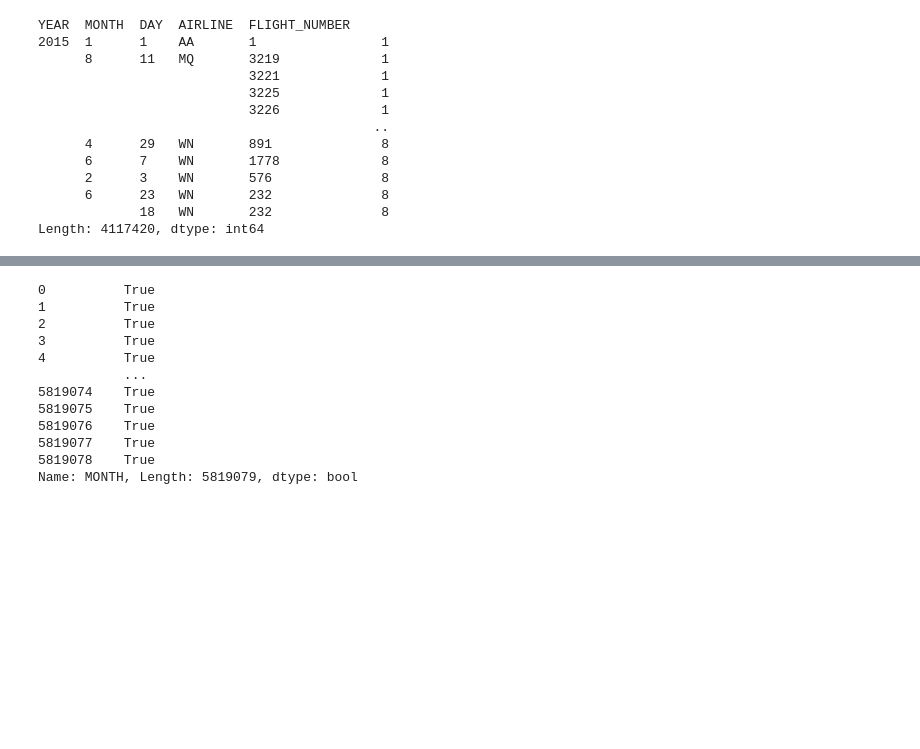
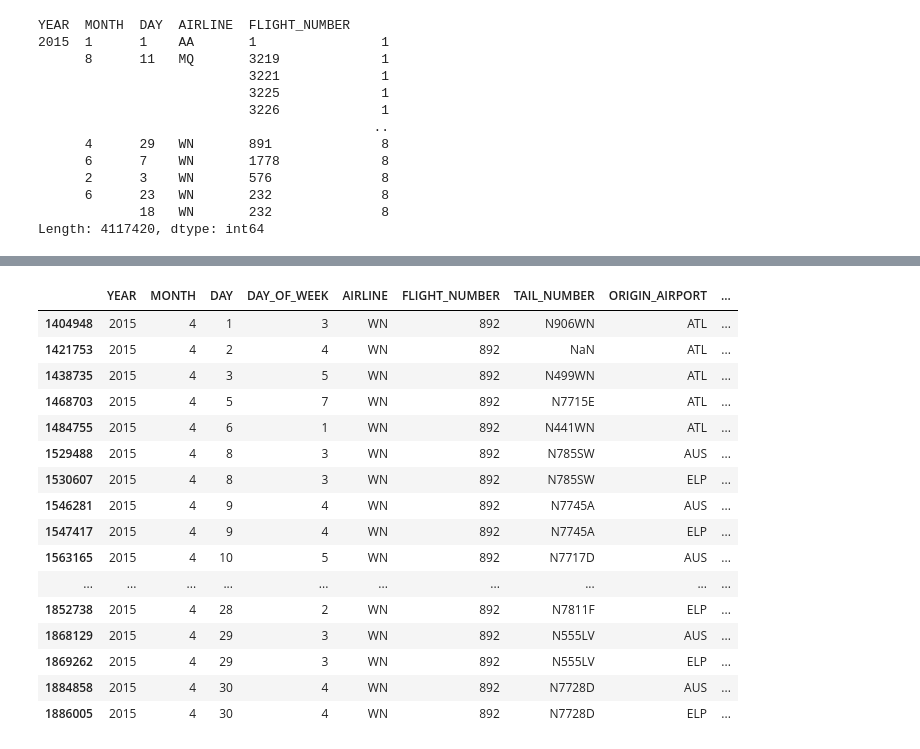
Before and after one commit to dsbombino/flight_delays_and_cancellations, a Jupyter notebook: Class&Functions_drafts.ipynb, the cells around one changed output, grey strips where cells are left out. Drawn from its saved outputs; the diff is of its cells as text; code cells hidden in the pictures; blank space fills up the shorter version.

```diff
--- a/Class&Functions_drafts.ipynb
+++ b/Class&Functions_drafts.ipynb
@@ -125,15 +184,20 @@ Length: 4117420, dtype: int64
 # %%
-flights['MONTH']==4
+flights[(flights['MONTH']==4) & (flights['AIRLINE']=='WN') & (flights['FLIGHT_NUMBER']==892)]
 # %% [output]
-0          True
-1          True
-2          True
-3          True
-4          True
-           ...
-5819074    True
-5819075    True
-5819076    True
-5819077    True
-5819078    True
-Name: MONTH, Length: 5819079, dtype: bool
+|  | YEAR | MONTH | DAY | DAY_OF_WEEK | AIRLINE | FLIGHT_NUMBER | TAIL_NUMBER | ORIGIN_AIRPORT | ... |
+| 1404948 | 2015 | 4 | 1 | 3 | WN | 892 | N906WN | ATL | ... |
+| 1421753 | 2015 | 4 | 2 | 4 | WN | 892 | NaN | ATL | ... |
+| 1438735 | 2015 | 4 | 3 | 5 | WN | 892 | N499WN | ATL | ... |
+| 1468703 | 2015 | 4 | 5 | 7 | WN | 892 | N7715E | ATL | ... |
+| 1484755 | 2015 | 4 | 6 | 1 | WN | 892 | N441WN | ATL | ... |
+| 1529488 | 2015 | 4 | 8 | 3 | WN | 892 | N785SW | AUS | ... |
+| 1530607 | 2015 | 4 | 8 | 3 | WN | 892 | N785SW | ELP | ... |
+| 1546281 | 2015 | 4 | 9 | 4 | WN | 892 | N7745A | AUS | ... |
+| 1547417 | 2015 | 4 | 9 | 4 | WN | 892 | N7745A | ELP | ... |
+| 1563165 | 2015 | 4 | 10 | 5 | WN | 892 | N7717D | AUS | ... |
+| ... | ... | ... | ... | ... | ... | ... | ... | ... | ... |
+| 1852738 | 2015 | 4 | 28 | 2 | WN | 892 | N7811F | ELP | ... |
+| 1868129 | 2015 | 4 | 29 | 3 | WN | 892 | N555LV | AUS | ... |
+| 1869262 | 2015 | 4 | 29 | 3 | WN | 892 | N555LV | ELP | ... |
+| 1884858 | 2015 | 4 | 30 | 4 | WN | 892 | N7728D | AUS | ... |
+| 1886005 | 2015 | 4 | 30 | 4 | WN | 892 | N7728D | ELP | ... |
```
Also changed, not shown: parts of 14 cells of this notebook, 1 other file.
